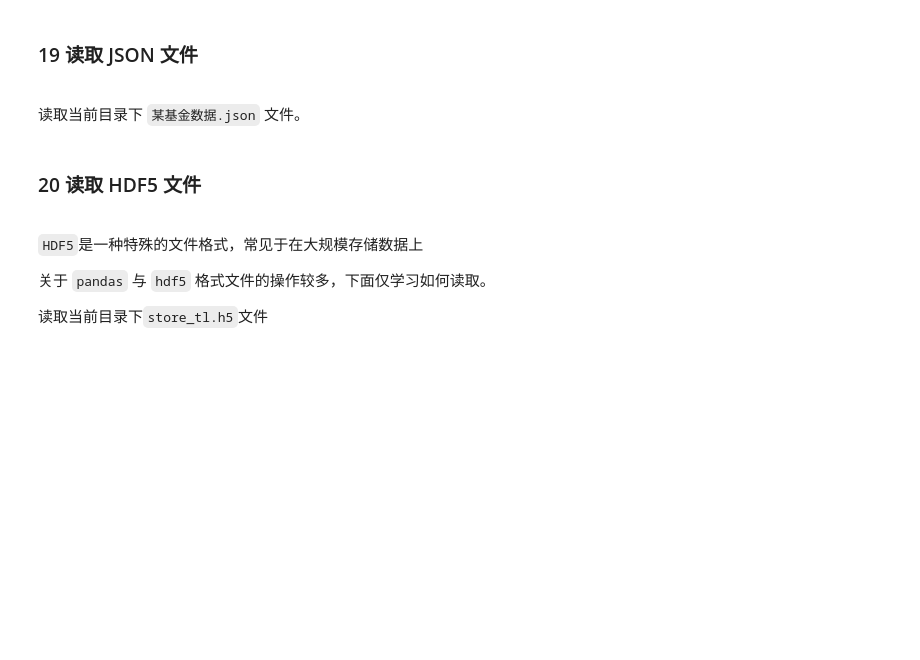
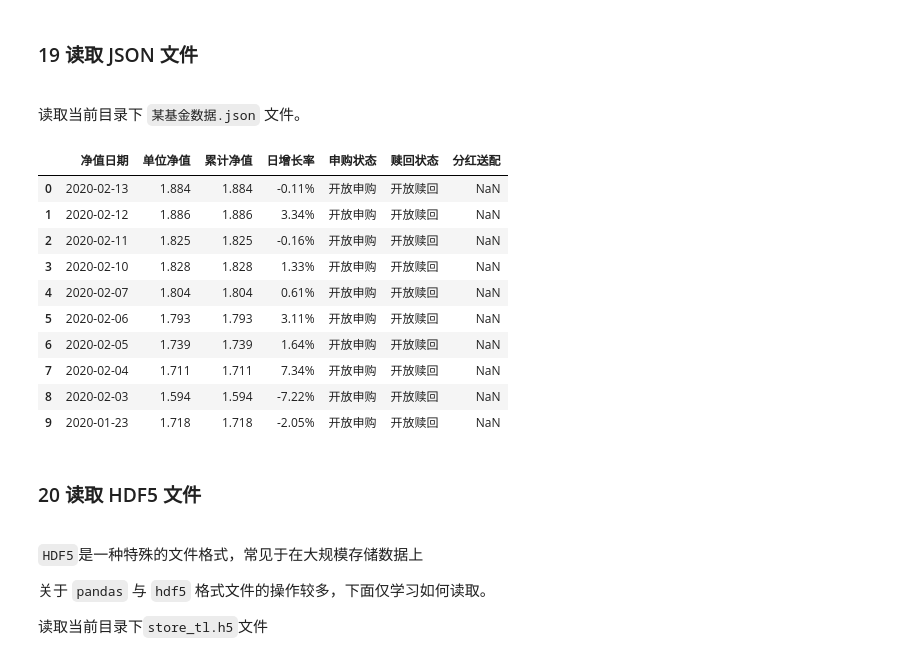
Before and after one commit to tungsten106/Pandas_Advanced_Exercise, a Jupyter notebook: 1 - 数据读取与存储/数据加载与存储.ipynb, the cells around one changed output. Saved outputs shown, nothing was run; the diff lists cells and outputs as text; code cells hidden in the pictures; blank space fills up the shorter version.

```diff
--- a/1 - 数据读取与存储/数据加载与存储.ipynb
+++ b/1 - 数据读取与存储/数据加载与存储.ipynb
@@ -398,6 +432,20 @@ for data in df:
 <br>
 
 读取当前目录下 `某基金数据.json` 文件。
+# %%
+pd.read_json("某基金数据.json")
+# %% [output]
+|  | 净值日期 | 单位净值 | 累计净值 | 日增长率 | 申购状态 | 赎回状态 | 分红送配 |
+| 0 | 2020-02-13 | 1.884 | 1.884 | -0.11% | 开放申购 | 开放赎回 | NaN |
+| 1 | 2020-02-12 | 1.886 | 1.886 | 3.34% | 开放申购 | 开放赎回 | NaN |
+| 2 | 2020-02-11 | 1.825 | 1.825 | -0.16% | 开放申购 | 开放赎回 | NaN |
+| 3 | 2020-02-10 | 1.828 | 1.828 | 1.33% | 开放申购 | 开放赎回 | NaN |
+| 4 | 2020-02-07 | 1.804 | 1.804 | 0.61% | 开放申购 | 开放赎回 | NaN |
+| 5 | 2020-02-06 | 1.793 | 1.793 | 3.11% | 开放申购 | 开放赎回 | NaN |
+| 6 | 2020-02-05 | 1.739 | 1.739 | 1.64% | 开放申购 | 开放赎回 | NaN |
+| 7 | 2020-02-04 | 1.711 | 1.711 | 7.34% | 开放申购 | 开放赎回 | NaN |
+| 8 | 2020-02-03 | 1.594 | 1.594 | -7.22% | 开放申购 | 开放赎回 | NaN |
+| 9 | 2020-01-23 | 1.718 | 1.718 | -2.05% | 开放申购 | 开放赎回 | NaN |
 # %% [markdown]
 ### 20 读取 HDF5 文件
 
```
Also changed, not shown: parts of 27 cells of this notebook, 7 other files.
